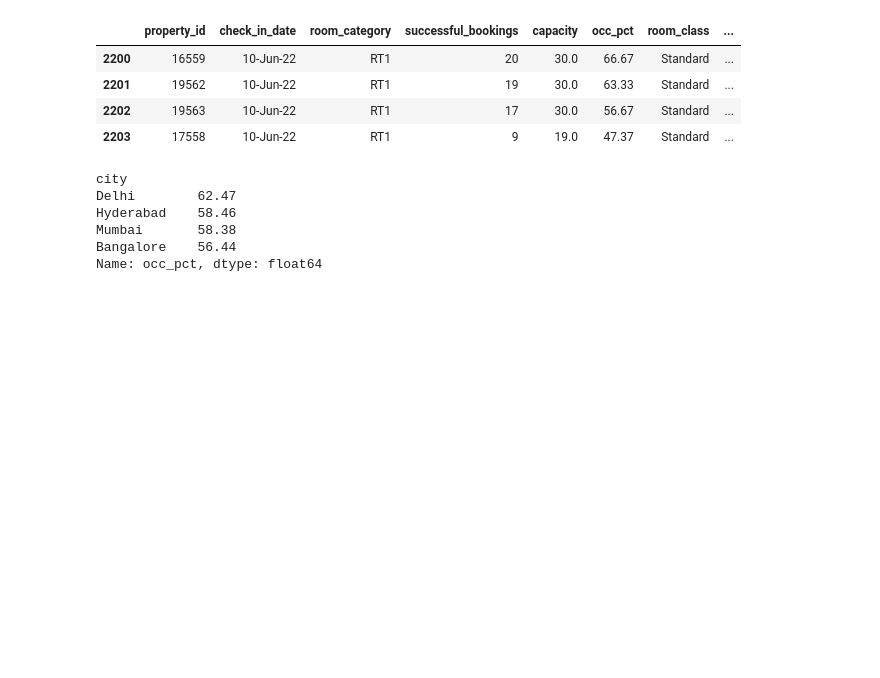
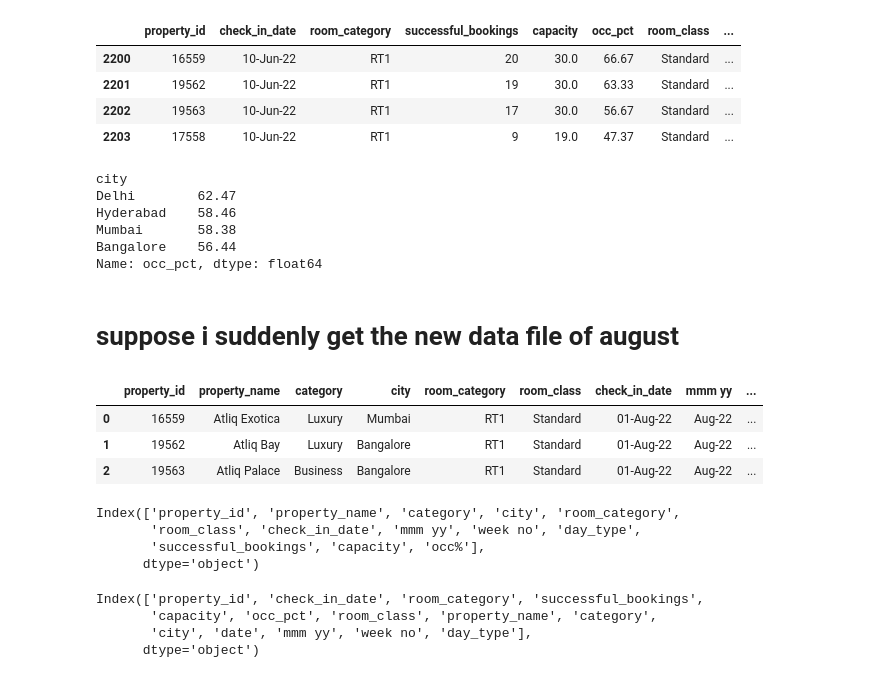
Before and after one commit to predictor450v/EDA_ANALYSIS_HOSPITALITY, a Jupyter notebook: analysis.ipynb, the cells around one changed output. Saved outputs shown, nothing was run; the diff lists cells and outputs as text; code cells hidden in the pictures; blank space fills up the shorter version.

```diff
--- a/analysis.ipynb
+++ b/analysis.ipynb
@@ -801,3 +801,27 @@ Hyderabad    58.46
 Mumbai       58.38
 Bangalore    56.44
 Name: occ_pct, dtype: float64
+# %% [markdown]
+# suppose i suddenly get the new data file of august
+# %%
+df_august = pd.read_csv("datasets/new_data_august.csv")
+df_august.head(3)
+# %% [output]
+|  | property_id | property_name | category | city | room_category | room_class | check_in_date | mmm yy | ... |
+| 0 | 16559 | Atliq Exotica | Luxury | Mumbai | RT1 | Standard | 01-Aug-22 | Aug-22 | ... |
+| 1 | 19562 | Atliq Bay | Luxury | Bangalore | RT1 | Standard | 01-Aug-22 | Aug-22 | ... |
+| 2 | 19563 | Atliq Palace | Business | Bangalore | RT1 | Standard | 01-Aug-22 | Aug-22 | ... |
+# %%
+df_august.columns
+# %% [output]
+Index(['property_id', 'property_name', 'category', 'city', 'room_category',
+       'room_class', 'check_in_date', 'mmm yy', 'week no', 'day_type',
+       'successful_bookings', 'capacity', 'occ%'],
+      dtype='object')
+# %%
+df.columns
+# %% [output]
+Index(['property_id', 'check_in_date', 'room_category', 'successful_bookings',
+       'capacity', 'occ_pct', 'room_class', 'property_name', 'category',
+       'city', 'date', 'mmm yy', 'week no', 'day_type'],
+      dtype='object')
```
Also changed, not shown: parts of 8 cells of this notebook.
